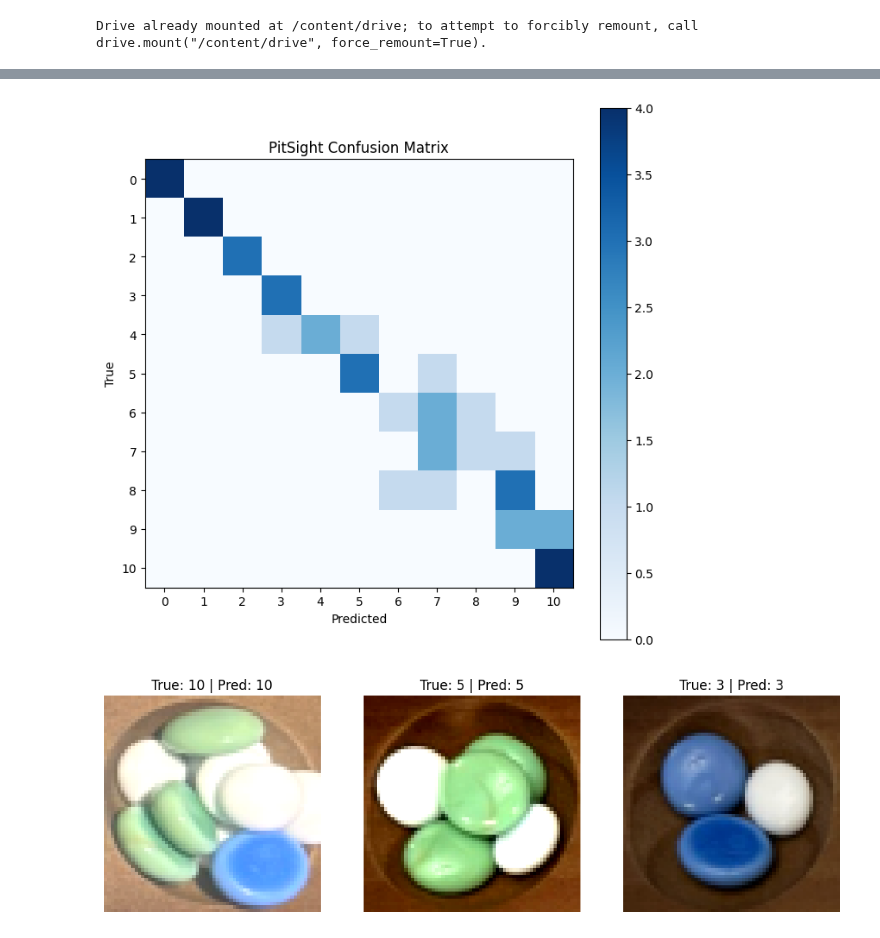
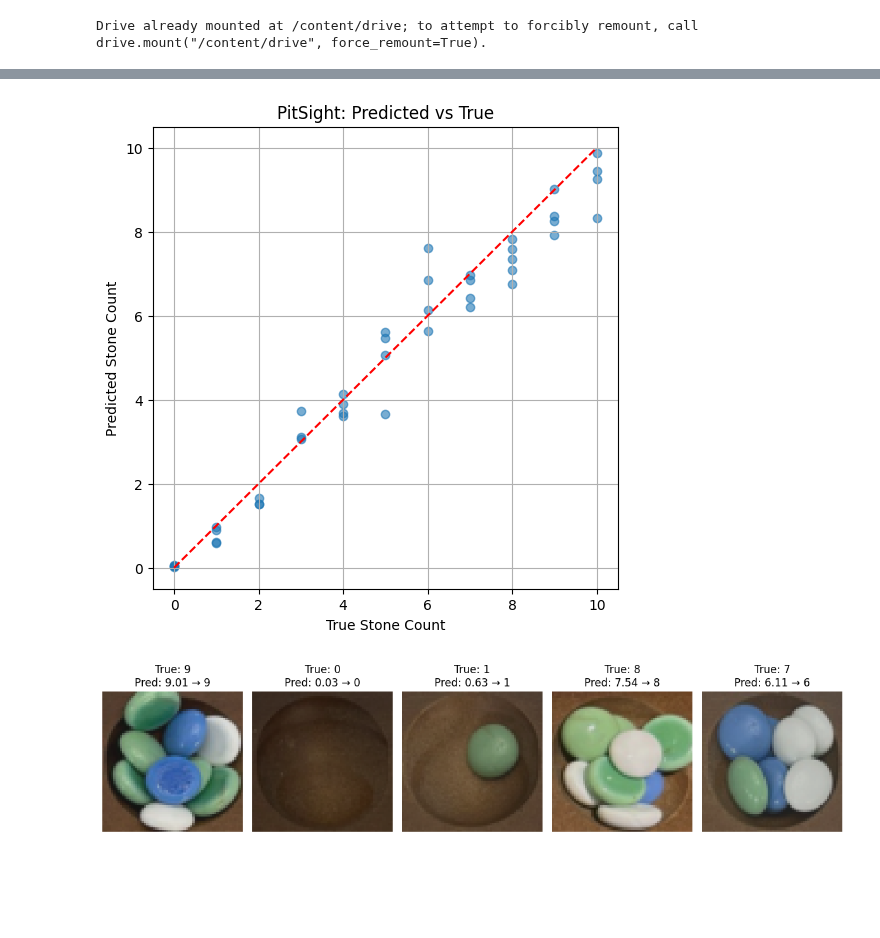
Before and after one commit to sheashea16/AlphaCapture, a Jupyter notebook: pit_sight.ipynb, the cells around one changed output, grey strips where cells are left out. Cells and saved outputs as stored; diff of their text form; code cells hidden in the pictures; blank space fills up the shorter version.

Commit message:
switched from classification to regression. accuracy peaks around 79%, but overall the prediction are way more precise.

```diff
--- a/pit_sight.ipynb
+++ b/pit_sight.ipynb
@@ -24,17 +24,13 @@ Drive already mounted at /content/drive; to attempt to forcibly remount, call dr
 # %%
 # define transforms
 transform = transforms.Compose([
-    transforms.ToPILImage(),
     transforms.Resize((64, 64)),
     transforms.ColorJitter(
-      brightness=0.15,
-      contrast=0.15
+        brightness=0.3,
+        contrast=0.3,
+        saturation=0.2
     ),
     transforms.ToTensor()
-    transforms.Normalize(
-        mean=[0.485, 0.456, 0.406],
-        std=[0.229, 0.224, 0.225]
-    )
 ])
 # %%
 # create the dataset objects
@@ -62,12 +58,12 @@ class PitSight(nn.Module):
             nn.AdaptiveAvgPool2d((1, 1))
         )
 
-        self.classifier = nn.Linear(64, 13)
+        self.regressor = nn.Linear(64, 1)
 
     def forward(self, x):
-        x = self.features(x)
-        x = x.view(x.size(0), -1)
-        return self.classifier(x)
+      x = self.features(x)
+      x = x.view(x.size(0), -1)
+      return self.regressor(x).squeeze(1)
 # %%
 # model architecture
 model = PitSight()
@@ -99,7 +95,7 @@ model = model.to(device)
 # define loss function and optimizer
 import torch.optim as optim
 
-criterion = nn.CrossEntropyLoss()
+criterion = nn.HuberLoss(delta=1.0)
 optimizer = optim.Adam(model.parameters(), lr=1e-3)
 # %%
 # create DataLoaders
@@ -177,8 +182,6 @@ torch.save(
 # %%
-# visualize results
 import matplotlib.pyplot as plt
 import numpy as np
-from sklearn.metrics import confusion_matrix
 
 model.eval()
 
@@ -188,53 +191,57 @@ all_labels = []
 with torch.no_grad():
     for images, labels in val_loader:
         images = images.to(device)
-        labels = labels.to(device)
+        labels = labels.float().to(device)
 
-        outputs = model(images)
-        preds = outputs.argmax(dim=1)
+        preds = model(images)
 
         all_preds.extend(preds.cpu().numpy())
         all_labels.extend(labels.cpu().numpy())
 
-cm = confusion_matrix(all_labels, all_preds)
-plt.figure(figsize=(8, 8))
-plt.imshow(cm, cmap="Blues")
-plt.colorbar()
+all_preds = np.array(all_preds)
+all_labels = np.array(all_labels)
 
-plt.xlabel("Predicted")
-plt.ylabel("True")
-plt.title("PitSight Confusion Matrix")
+plt.figure(figsize=(6, 6))
+plt.scatter(all_labels, all_preds, alpha=0.6)
+plt.plot([0, 10], [0, 10], 'r--')  # perfect prediction line
 
-plt.xticks(range(len(cm)))
-plt.yticks(range(len(cm)))
+plt.xlabel("True Stone Count")
+plt.ylabel("Predicted Stone Count")
+plt.title("PitSight: Predicted vs True")
 
+plt.grid(True)
 plt.show()
 # %% [output]
-[figure, old version]
+[figure, new version]
 # %%
 import random
 import matplotlib.pyplot as plt
 import torch
+import numpy as np
 
 model.eval()
 
-num_examples = 3
+num_examples = 5
 indices = random.sample(range(len(val_ds)), num_examples)
 
 plt.figure(figsize=(12, 4))
 
 for i, idx in enumerate(indices):
-    img, label = val_ds[idx]
+    img, label = val_ds[idx]        # label is numeric (e.g. 4)
+    label = float(label)
 
     with torch.no_grad():
-        output = model(img.unsqueeze(0).to(device))
-        pred = output.argmax(dim=1).item()
+        pred = model(img.unsqueeze(0).to(device)).item()
+        pred_rounded = int(round(pred))
 
     plt.subplot(1, num_examples, i + 1)
     plt.imshow(img.permute(1, 2, 0))
     plt.axis("off")
-    plt.title(f"True: {label} | Pred: {pred}")
+    plt.title(
+        f"True: {int(label)}\nPred: {pred:.2f} → {pred_rounded}"
+    )
 
+plt.tight_layout()
 plt.show()
 # %% [output]
-[figure, old version]
+[figure, new version]
```
Also changed, not shown: parts of 4 cells of this notebook.
